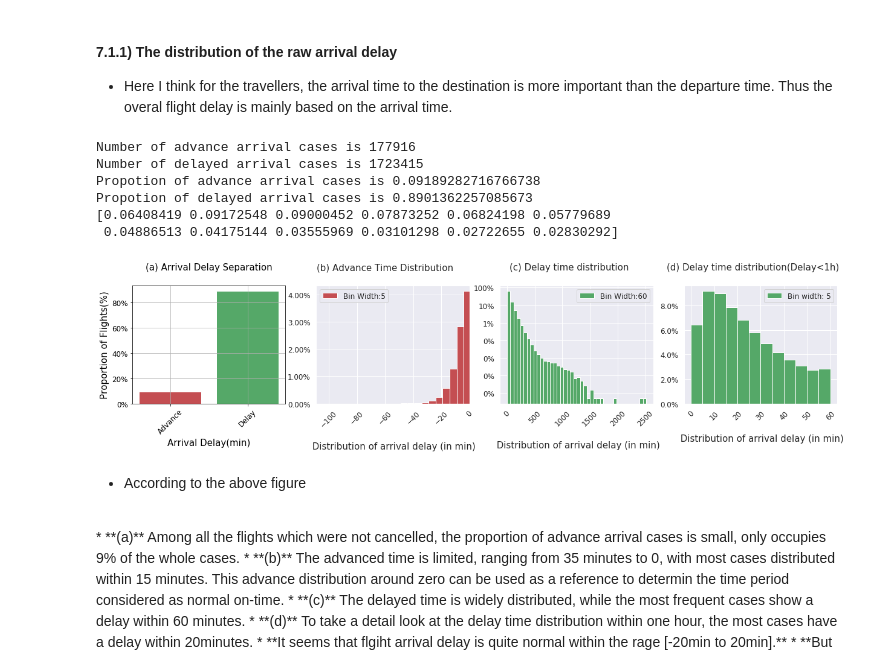
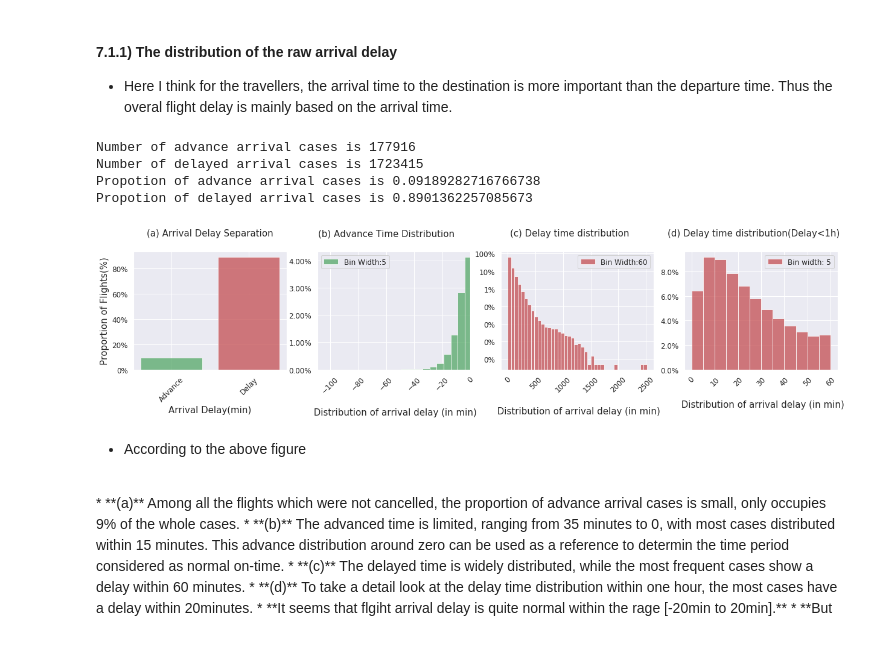
Before and after one commit to Wolfking2015/Final-Project-For-AML, a Jupyter notebook: final-project.ipynb, the cells around one changed output. Drawn from its saved outputs; the diff is of its cells as text; code cells hidden in the pictures.

```diff
--- a/final-project.ipynb
+++ b/final-project.ipynb
@@ -240,7 +240,7 @@ print('Propotion of advance arrival cases is', PropOfNegativeArrDelay,'\nPropoti
 # (a) Make a bar plot of the number of flights arrived in advance
 plt.subplot(1,4,1)
 sns.set()
-plt.bar([1,2],[PropOfNegativeArrDelay,PropOfPositiveArrDelay],color=['r','g']);
+plt.bar([1,2],[PropOfNegativeArrDelay,PropOfPositiveArrDelay],color=['g','r'],alpha=0.75);
 plt.xticks([1,2],['Advance','Delay'],rotation=45,fontsize=12);
 plt.yticks(fontsize=12);
 plt.xlabel('Arrival Delay(min)',fontsize=15,x=0.5,y=-0.5);
@@ -261,7 +261,7 @@ histAdvance=histAdvance/NumberOfTotalFlights_NotCancelled #Change the number of
 
 plt.subplot(1,4,2)
 sns.set()
-plt.bar(plotedge, histAdvance, align='edge', width=BinWidth_Advance,color='r')
+plt.bar(plotedge, histAdvance, align='edge', width=BinWidth_Advance,color='g',alpha=0.75)
 plt.xlim([Advance_Min,0])
 plt.xticks(rotation=45,fontsize=12)
 plt.yticks(fontsize=12)
@@ -283,39 +283,36 @@ histDelay=histDelay/NumberOfTotalFlights_NotCancelled #Change the number of case
 
 plt.subplot(1,4,3)
 sns.set()
-plt.bar(plotedge, histDelay, align='edge',log=True, width=BinWidth_Delay,color='g')
+plt.bar(plotedge, histDelay, align='edge',log=True, width=BinWidth_Delay,color='r',alpha=0.75)
 plt.xticks(rotation=45,fontsize=12);
 plt.yticks(fontsize=12);
 plt.xlabel('\n Distribution of arrival delay (in min)',fontsize=15,x=0.5,y=-0.5);
 label='Bin Width:'+str(BinWidth_Delay)
 plt.legend([label],fontsize=12);
 plt.title('(c) Delay time distribution',fontsize=15,x=0.45,y=1.1);
 plt.gca().yaxis.set_major_formatter(PercentFormatter(1))
 
 # (d) Plot the distribution of those flight delayed within one hour
 DelayTimeWithinOneHour=DelayTime[DelayTime<60.1]
 Bin_Delay_Short=np.arange(0,65,5)
 histDelayShort,bins=np.histogram(DelayTimeWithinOneHour,bins=Bin_Delay_Short)
 histDelayShort=histDelayShort/NumberOfTotalFlights_NotCancelled
-print(histDelayShort)
 plotedge=bins[:-1]
 plt.subplot(1,4,4)
 sns.set()
-plt.bar(plotedge, histDelayShort, align='edge', width=5,color='g')
+plt.bar(plotedge, histDelayShort, align='edge', width=5,color='r',alpha=0.75)
 plt.xticks(rotation=45,fontsize=12);
 plt.yticks(fontsize=12);
 plt.xlabel('\n Distribution of arrival delay (in min)',fontsize=15,x=0.5,y=-0.5);
 plt.legend(['Bin width: 5'],fontsize=12);
 plt.title('(d) Delay time distribution(Delay<1h)',fontsize=15,x=0.45,y=1.1);
 plt.gca().yaxis.set_major_formatter(PercentFormatter(1))
 # %% [output]
 Number of advance arrival cases is 177916
 Number of delayed arrival cases is 1723415
 Propotion of advance arrival cases is 0.09189282716766738
 Propotion of delayed arrival cases is 0.8901362257085673
-[0.06408419 0.09172548 0.09000452 0.07873252 0.06824198 0.05779689
- 0.04886513 0.04175144 0.03555969 0.03101298 0.02722655 0.02830292]
-[figure, old version]
+[figure, new version]
 # %% [markdown]
 * According to the above figure
 <br>
```
Also changed, not shown: parts of 10 cells of this notebook.
